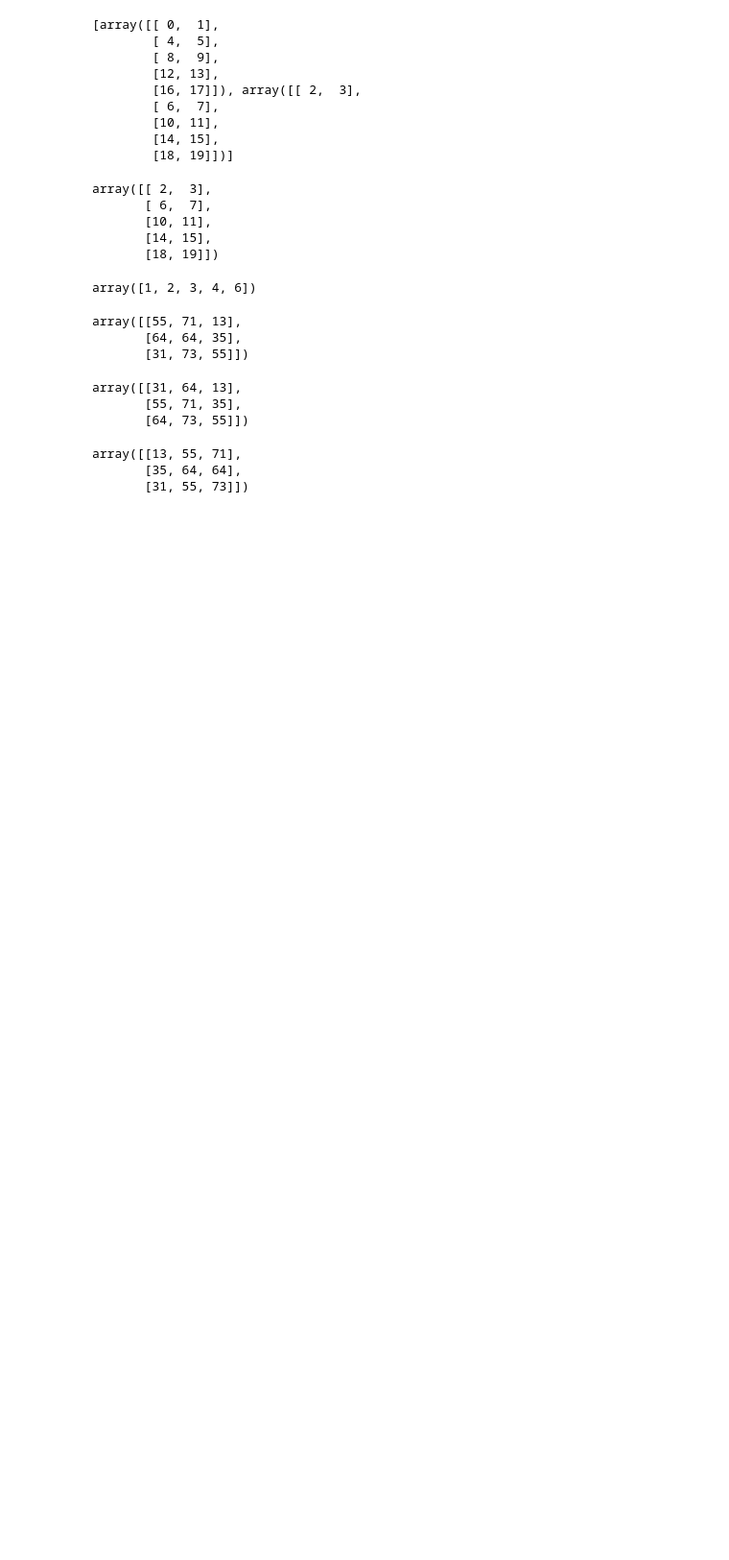
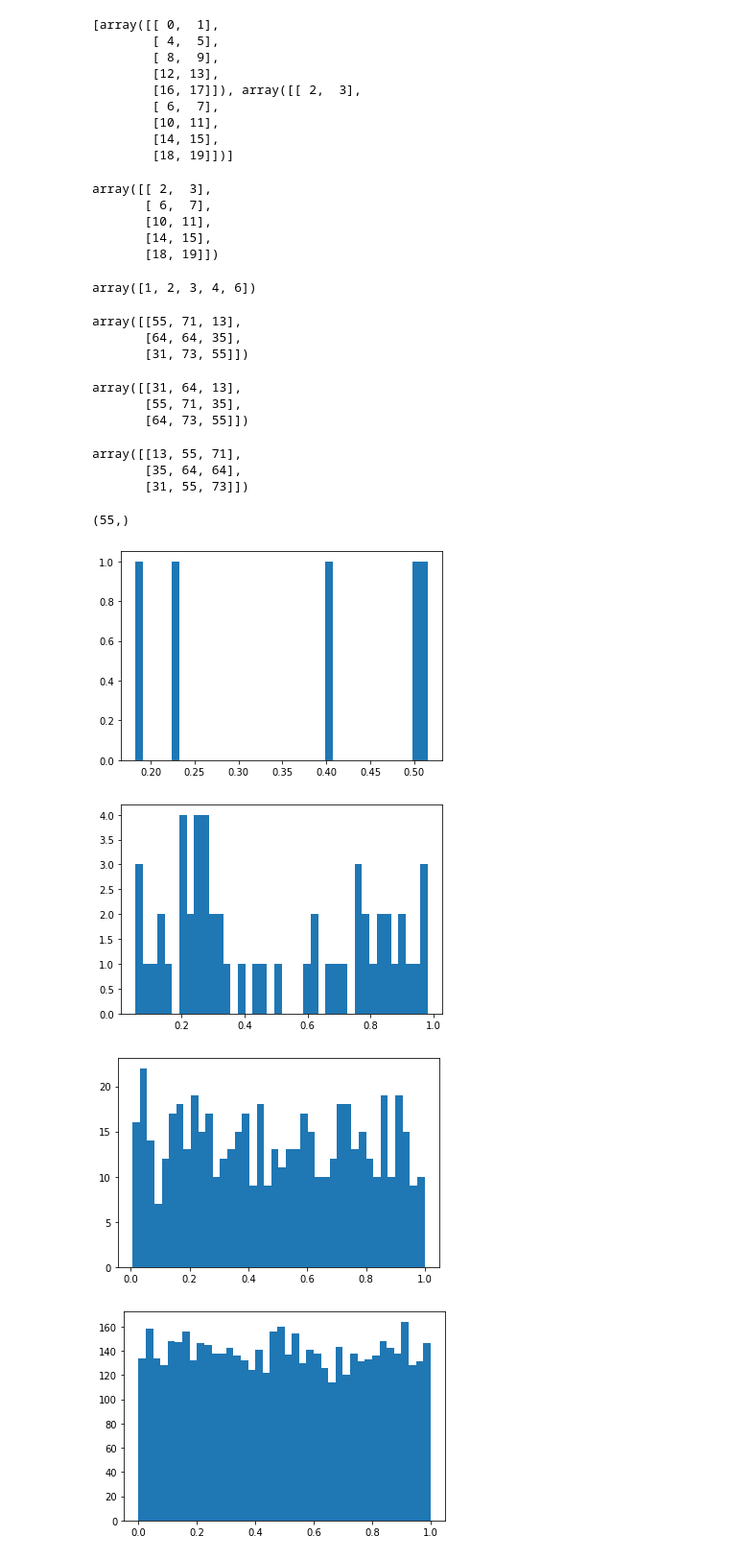
Before and after one commit to mehmetfatihdata/demo_repo, a Jupyter notebook: ds_numpy.ipynb, the cells around one changed output. Shown at 96% size. Cells and saved outputs as stored; diff of their text form; code cells hidden in the pictures; blank space fills up the shorter version.

```diff
--- a/ds_numpy.ipynb
+++ b/ds_numpy.ipynb
@@ -661,0 +664,4 @@ array([[13, 55, 71],
+# %%
+rand_arr.shape
+# %% [output]
+(55,)
@@ -661,0 +670,10 @@ array([[13, 55, 71],
+# %%
+liste = [5,55,555,5555,55555]
+for i in liste:
+    plt.hist(np.random.rand(i), bins = 40)
+    plt.show()
+# %% [output]
+[figure, added]
+[figure, added]
+[figure, added]
+[figure, added]
```
Also changed, not shown: parts of 87 cells of this notebook.
